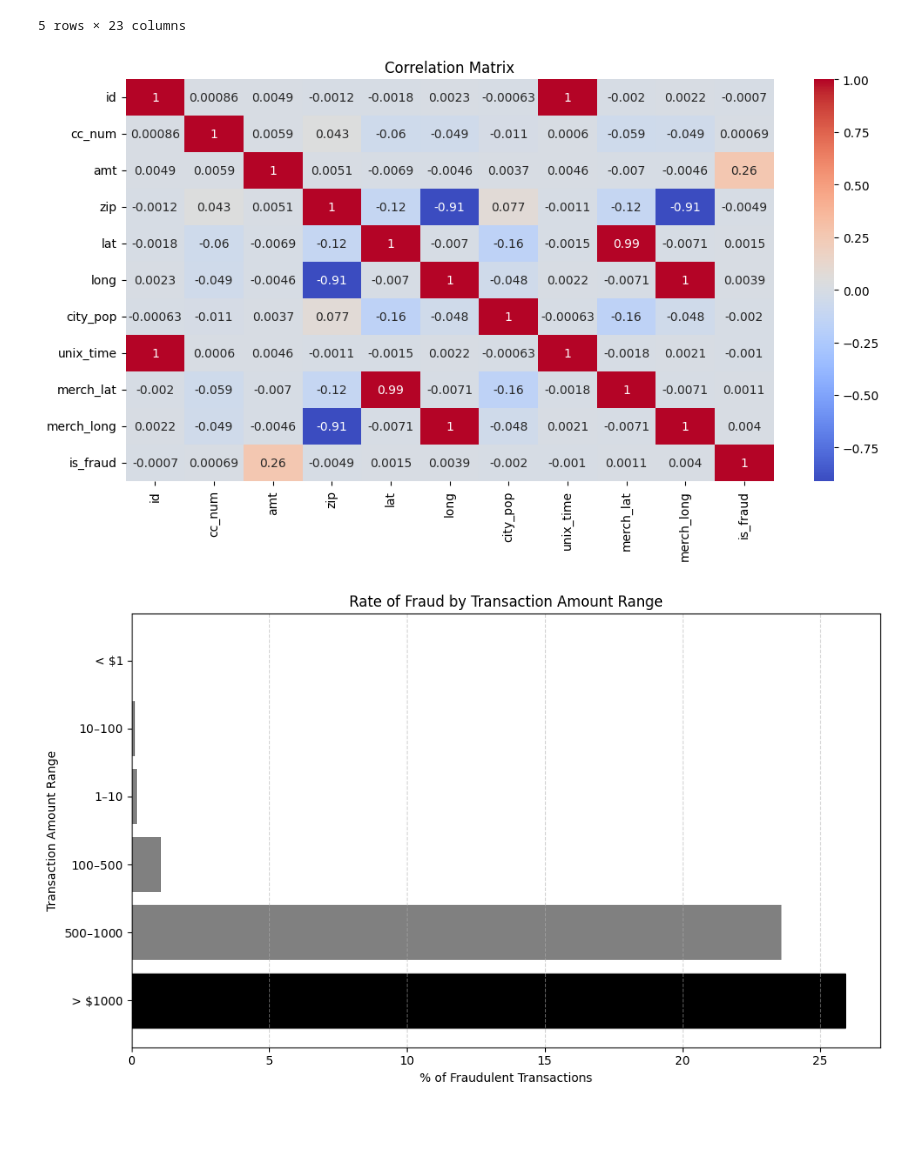
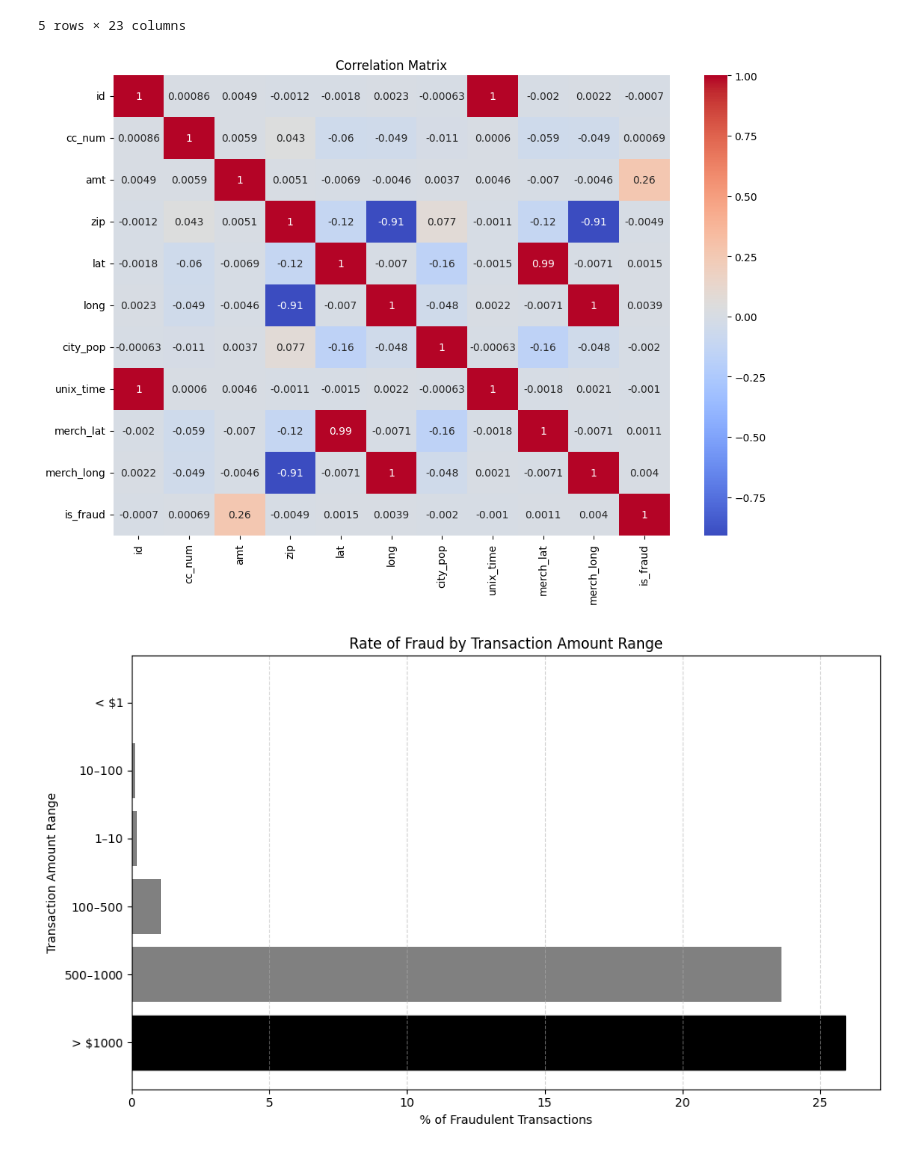
Before and after one commit to makenna-e/bu-cds-dx699s-summer-2025-assignments, a Jupyter notebook: OMDS-ModB2-Week5-Ehrlich-Makenna.ipynb, the cells around one changed output. Saved outputs shown, nothing was run; the diff lists cells and outputs as text; code cells hidden in the pictures; blank space fills up the shorter version.

```diff
--- a/OMDS-ModB2-Week5-Ehrlich-Makenna.ipynb
+++ b/OMDS-ModB2-Week5-Ehrlich-Makenna.ipynb
@@ -344,13 +344,13 @@ df_fraud.head()
 # %%
 correlation_matrix = df_fraud.corr(numeric_only=True)
 # %%
-plt.figure(figsize=(12, 6))
+plt.figure(figsize=(12, 8))
 
 sns.heatmap(correlation_matrix, annot=True, cmap="coolwarm")
 plt.title("Correlation Matrix")
 plt.show()
 # %% [output]
-[figure, old version]
+[figure, new version]
 # %%
 bins = [0, 1, 10, 100, 500, 1000, df_fraud['amt'].max()]
 labels = ['< $1', '$1–$10', '$10–$100', '$100–$500', '$500–$1000', '> $1000']
```
Also changed, not shown: 3 other files.
